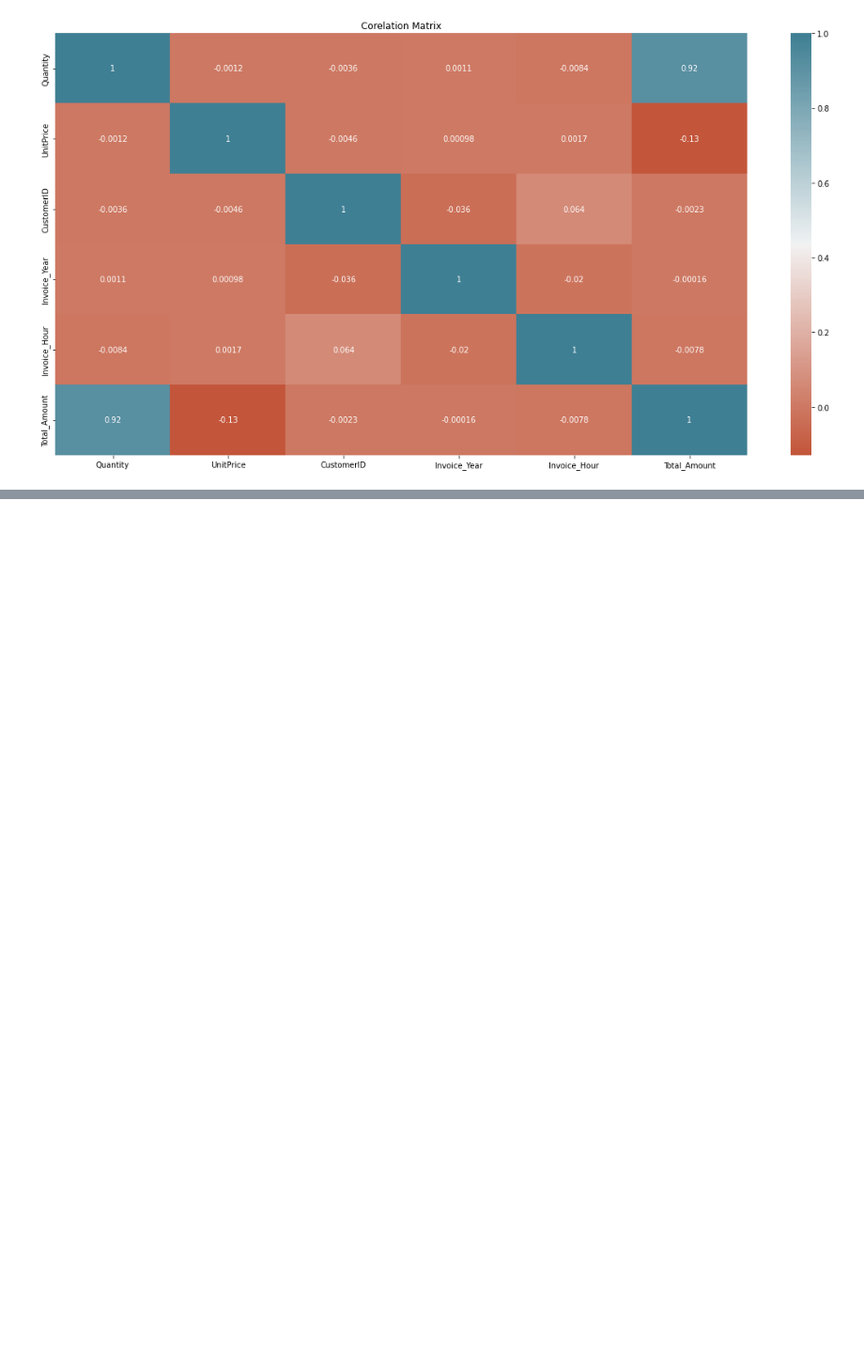
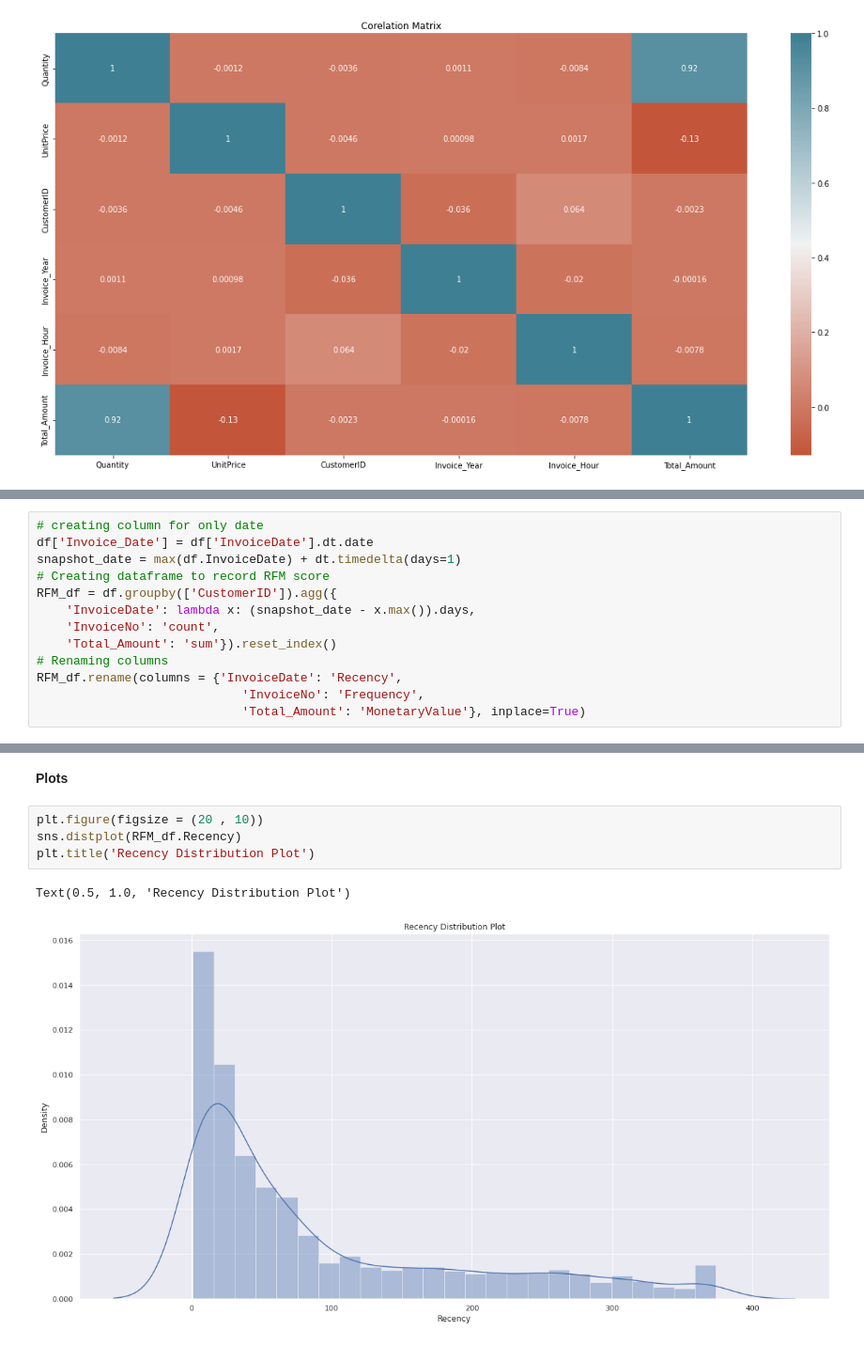
Before and after one commit to akashkivani/almabetter-Online-Retail-Customer-Segmentation-Project, a Jupyter notebook: Online_Retail_Customer_Segmentation_Capstone_Project_4.ipynb, the cells around one changed output, grey strips where cells are left out. Shown: that part at 94% size. Saved outputs shown, nothing was run; the diff lists cells and outputs as text; blank space fills up the shorter version.

```diff
--- a/Online_Retail_Customer_Segmentation_Capstone_Project_4.ipynb
+++ b/Online_Retail_Customer_Segmentation_Capstone_Project_4.ipynb
@@ -492,0 +515,13 @@ Text(0.5, 1.0, 'Corelation Matrix')
+# %%
+# creating column for only date
+df['Invoice_Date'] = df['InvoiceDate'].dt.date
+snapshot_date = max(df.InvoiceDate) + dt.timedelta(days=1)
+# Creating dataframe to record RFM score
+RFM_df = df.groupby(['CustomerID']).agg({
+    'InvoiceDate': lambda x: (snapshot_date - x.max()).days,
+    'InvoiceNo': 'count',
+    'Total_Amount': 'sum'}).reset_index()
+# Renaming columns
+RFM_df.rename(columns = {'InvoiceDate': 'Recency',
+                            'InvoiceNo': 'Frequency',
+                            'Total_Amount': 'MonetaryValue'}, inplace=True)
@@ -492,0 +542,9 @@ Text(0.5, 1.0, 'Corelation Matrix')
+# %% [markdown]
+**Plots**
+# %%
+plt.figure(figsize = (20 , 10))
+sns.distplot(RFM_df.Recency)
+plt.title('Recency Distribution Plot')
+# %% [output]
+Text(0.5, 1.0, 'Recency Distribution Plot')
+[figure, added]
```
Also changed, not shown: parts of 8 cells of this notebook.
